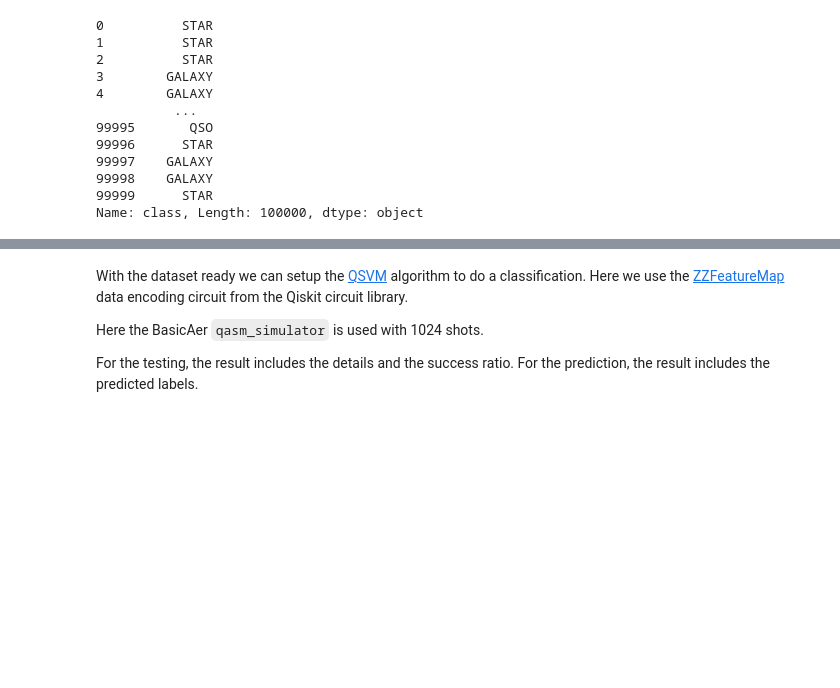
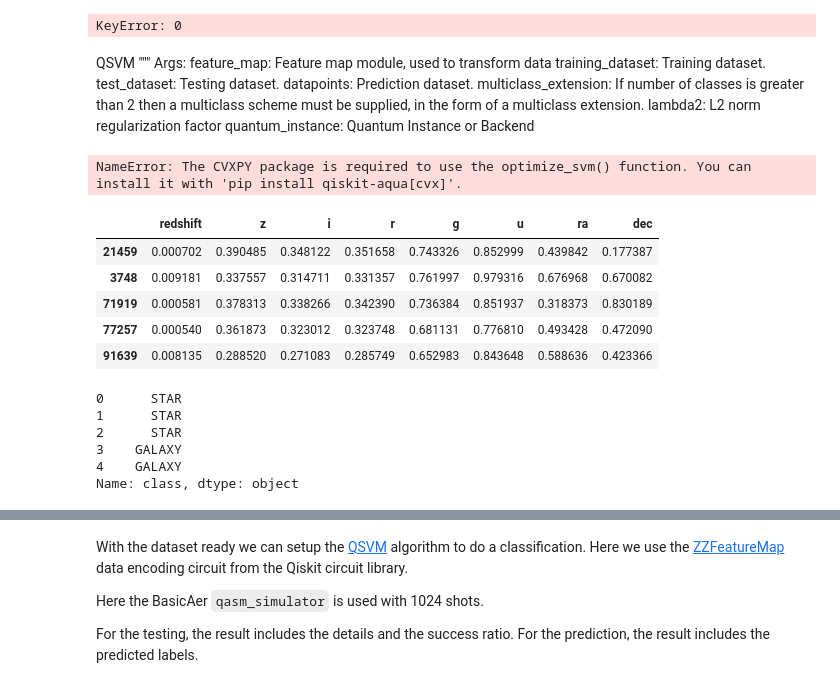
Before and after one commit to RossyNguyen/Quantstellar, a Jupyter notebook: QUANTSTELLAR-QISKIT-HACKATHON-21/notebooks/QSVM_Rossy.ipynb, the cells around one changed output, grey strips where cells are left out. Saved outputs shown, nothing was run; the diff lists cells and outputs as text; code cells hidden in the pictures; blank space fills up the shorter version.

```diff
--- a/QUANTSTELLAR-QISKIT-HACKATHON-21/notebooks/QSVM_Rossy.ipynb
+++ b/QUANTSTELLAR-QISKIT-HACKATHON-21/notebooks/QSVM_Rossy.ipynb
@@ -62,0 +97,16 @@ X_2
+# %%
+test_input_extra[0]
+# %% [output]
+KeyError: 0
+# %% [markdown]
+ QSVM
+ """
+        Args:
+            feature_map: Feature map module, used to transform data
+            training_dataset: Training dataset.
+            test_dataset: Testing dataset.
+            datapoints: Prediction dataset.
+            multiclass_extension: If number of classes is greater than 2 then a multiclass scheme
+                must be supplied, in the form of a multiclass extension.
+            lambda2: L2 norm regularization factor
+            quantum_instance: Quantum Instance or Backend
@@ -63,15 +131,51 @@ X_2
+# %%
+# from qiskit.ml.datasets import ad_hoc_data, sample_ad_hoc_data
+
+feature_dim = 2
+# sample_total, training_input, test_input, class_labels = ad_hoc_data(
+#     training_size=20,
+#     test_size=10,
+#     n=feature_dim,
+#     gap=0.3,
+#     plot_data=True
+# )
+# extra_test_data = sample_ad_hoc_data(sample_total, 10, n=feature_dim)
+# datapoints, class_to_label = split_dataset_to_data_and_labels(extra_test_data)
+# print(class_to_label)
+
+feature_map = ZZFeatureMap(feature_dimension=feature_dim, reps=2, entanglement='linear')
+
+qsvm = QSVM(feature_map, training_input, test_input, test_input_extra)
+
+backend = BasicAer.get_backend('qasm_simulator')
+quantum_instance = QuantumInstance(backend, shots=1024, seed_simulator=seed, seed_transpiler=seed)
+
+result = qsvm.run(quantum_instance)
+
+print(f'Testing success ratio: {result["testing_accuracy"]}')
+print()
+print('Prediction from datapoints set:')
+print(f'  ground truth: {map_label_to_class_name(datapoints[1], qsvm.label_to_class)}')
+print(f'  prediction:   {result["predicted_classes"]}')
+predicted_labels = result["predicted_labels"]
+print(f'  success rate: {100*np.count_nonzero(predicted_labels == datapoints[1])/len(predicted_labels)}%')
+# %% [output]
+NameError: The CVXPY package is required to use the optimize_svm() function. You can install it with 'pip install qiskit-aqua[cvx]'.
+# %%
+X_train.head()
+# %% [output]
+|  | redshift | z | i | r | g | u | ra | dec |
+| 21459 | 0.000702 | 0.390485 | 0.348122 | 0.351658 | 0.743326 | 0.852999 | 0.439842 | 0.177387 |
+| 3748 | 0.009181 | 0.337557 | 0.314711 | 0.331357 | 0.761997 | 0.979316 | 0.676968 | 0.670082 |
+| 71919 | 0.000581 | 0.378313 | 0.338266 | 0.342390 | 0.736384 | 0.851937 | 0.318373 | 0.830189 |
+| 77257 | 0.000540 | 0.361873 | 0.323012 | 0.323748 | 0.681131 | 0.776810 | 0.493428 | 0.472090 |
+| 91639 | 0.008135 | 0.288520 | 0.271083 | 0.285749 | 0.652983 | 0.843648 | 0.588636 | 0.423366 |
 # %%
-y
+y.head()
 # %% [output]
-0          STAR
-1          STAR
-2          STAR
-3        GALAXY
-4        GALAXY
-          ...
-99995       QSO
-99996      STAR
-99997    GALAXY
-99998    GALAXY
-99999      STAR
-Name: class, Length: 100000, dtype: object
+0      STAR
+1      STAR
+2      STAR
+3    GALAXY
+4    GALAXY
+Name: class, dtype: object
```
Also changed, not shown: parts of 37 cells of this notebook, 2 other files.
